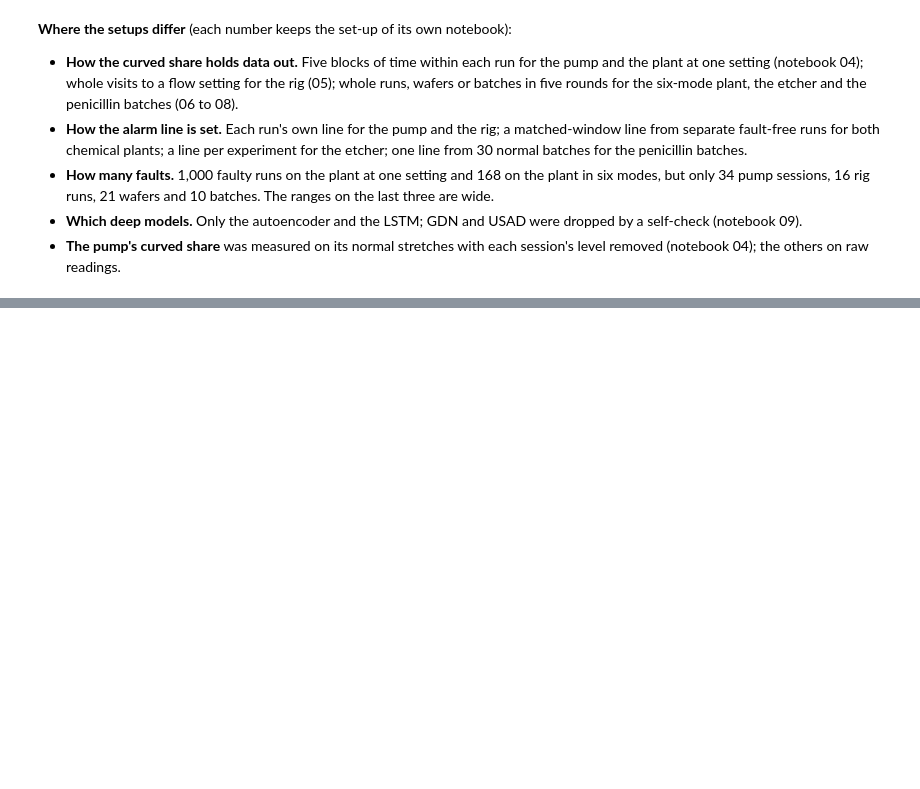
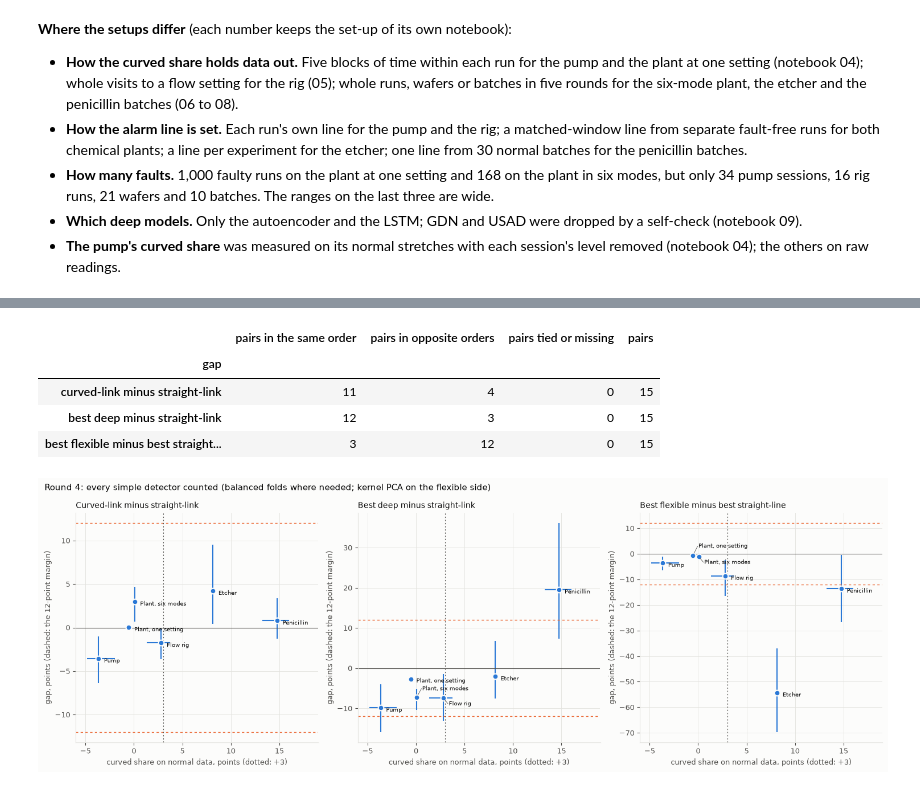
Before and after one commit to NeerajGit16/deep-learning-in-anomaly-detection, a Jupyter notebook: anomaly_lab/10_across_datasets.ipynb, the cells around one changed output, grey strips where cells are left out. Saved outputs shown, nothing was run; the diff lists cells and outputs as text; code cells hidden in the pictures; blank space fills up the shorter version.

```diff
--- a/anomaly_lab/10_across_datasets.ipynb
+++ b/anomaly_lab/10_across_datasets.ipynb
@@ -122,0 +127,4 @@ frame[["curvature from"]]
+# %%
+frame4 = across.table(round4=True)
+cols = [c for c in frame4.columns if any(c.startswith(g) for g in across.GAPS)]
+frame4[["curved share"] + cols]
@@ -122,0 +140,11 @@ frame[["curvature from"]]
+# %%
+across.save_chart(frame4, "results/across_datasets_round4.png",
+                  title="Round 4: every simple detector counted (balanced folds where needed; kernel PCA on the flexible side)");
+across.same_order(frame4)
+# %% [output]
+|  | pairs in the same order | pairs in opposite orders | pairs tied or missing | pairs |
+| gap |  |  |  |  |
+| curved-link minus straight-link | 11 | 4 | 0 | 15 |
+| best deep minus straight-link | 12 | 3 | 0 | 15 |
+| best flexible minus best straight... | 3 | 12 | 0 | 15 |
+[figure, added]
```
Also changed, not shown: parts of 3 cells of this notebook, 2 other files.
